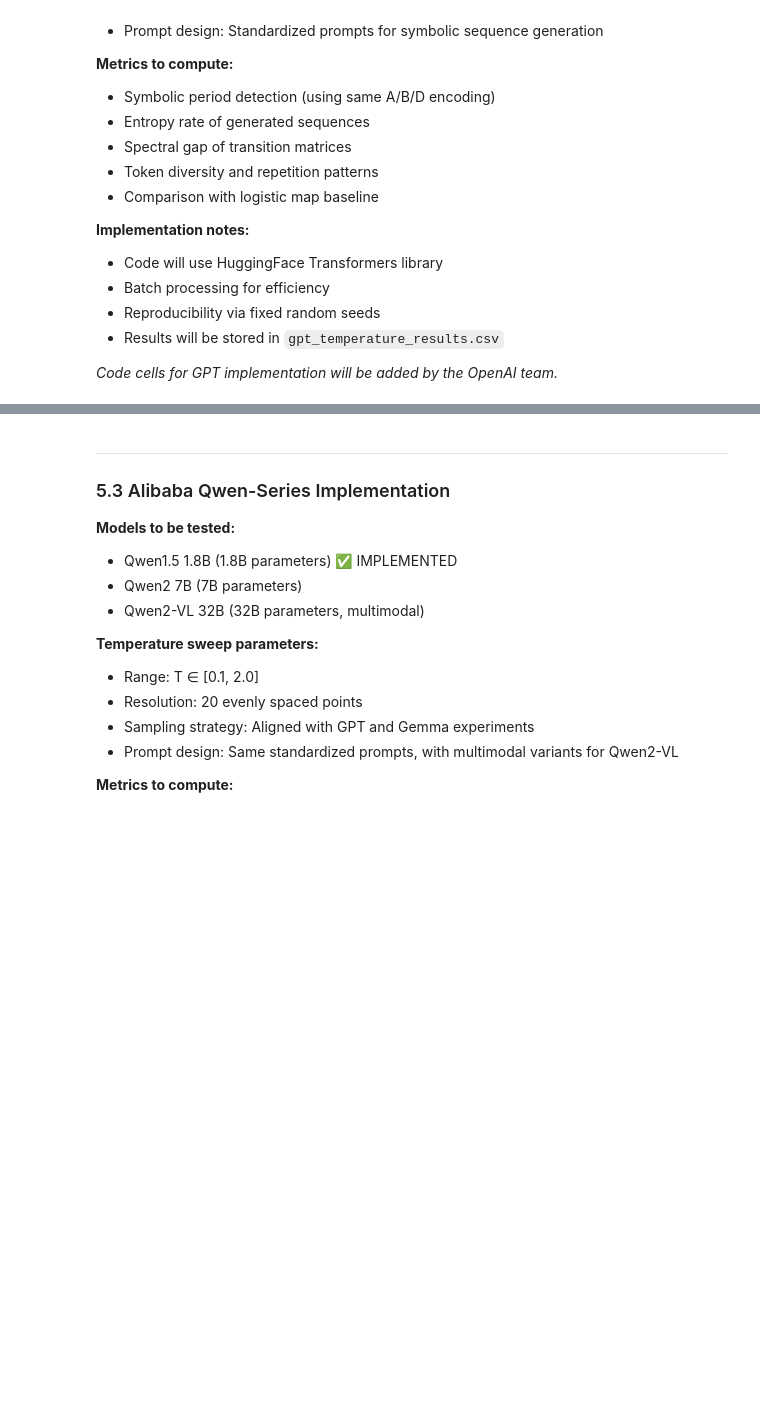
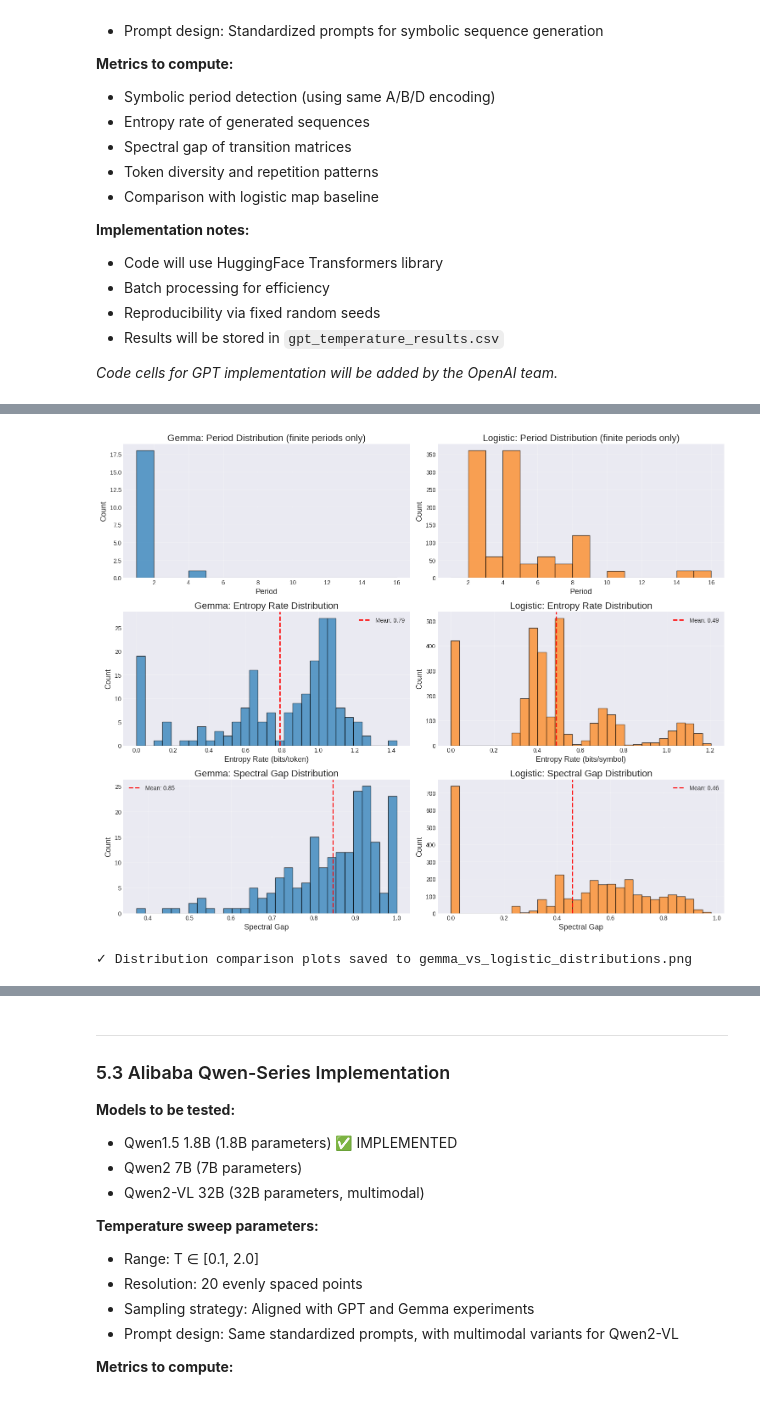
Before and after one commit to Dhwanil25/Data_network_Research_Project, a Jupyter notebook: LLM_Temperature_Studies.ipynb, the cells around one changed output, grey strips where cells are left out. Cells and saved outputs as stored; diff of their text form; code cells hidden in the pictures; blank space fills up the shorter version.

```diff
--- a/LLM_Temperature_Studies.ipynb
+++ b/LLM_Temperature_Studies.ipynb
@@ -772,0 +1296,63 @@ This section outlines the planned implementation for testing LLM models across t
+# %%
+# Additional side-by-side visualizations for detailed comparison
+
+fig, axes = plt.subplots(3, 2, figsize=(15, 12))
+
+# 1. Period distribution histograms
+gemma_period_finite = gemma_df[gemma_df['period'] != np.inf]['period']
+logistic_period_finite = logistic_df_compare[logistic_df_compare['period'] != np.inf]['period']
+
+axes[0, 0].hist(gemma_period_finite, bins=np.arange(1, 17), alpha=0.7, color='tab:blue', edgecolor='black')
+axes[0, 0].set_xlabel('Period')
+axes[0, 0].set_ylabel('Count')
+axes[0, 0].set_title('Gemma: Period Distribution (finite periods only)')
+axes[0, 0].grid(alpha=0.3)
+
+axes[0, 1].hist(logistic_period_finite, bins=np.arange(1, 17), alpha=0.7, color='tab:orange', edgecolor='black')
+axes[0, 1].set_xlabel('Period')
+axes[0, 1].set_ylabel('Count')
+axes[0, 1].set_title('Logistic: Period Distribution (finite periods only)')
+axes[0, 1].grid(alpha=0.3)
+
+# 2. Entropy rate distributions
+axes[1, 0].hist(gemma_df['entropy_rate'], bins=30, alpha=0.7, color='tab:blue', edgecolor='black')
+axes[1, 0].axvline(gemma_df['entropy_rate'].mean(), color='red', linestyle='--', linewidth=2, label=f'Mean: {gemma_df["entropy_rate"].mean():.2f}')
+axes[1, 0].set_xlabel('Entropy Rate (bits/token)')
+axes[1, 0].set_ylabel('Count')
+axes[1, 0].set_title('Gemma: Entropy Rate Distribution')
+axes[1, 0].legend()
+axes[1, 0].grid(alpha=0.3)
+
+axes[1, 1].hist(logistic_df_compare['entropy_rate'], bins=30, alpha=0.7, color='tab:orange', edgecolor='black')
+axes[1, 1].axvline(logistic_df_compare['entropy_rate'].mean(), color='red', linestyle='--', linewidth=2, label=f'Mean: {logistic_df_compare["entropy_rate"].mean():.2f}')
+axes[1, 1].set_xlabel('Entropy Rate (bits/symbol)')
+axes[1, 1].set_ylabel('Count')
+axes[1, 1].set_title('Logistic: Entropy Rate Distribution')
+axes[1, 1].legend()
+axes[1, 1].grid(alpha=0.3)
+
+# 3. Spectral gap distributions
+axes[2, 0].hist(gemma_df['spectral_gap'], bins=30, alpha=0.7, color='tab:blue', edgecolor='black')
+axes[2, 0].axvline(gemma_df['spectral_gap'].mean(), color='red', linestyle='--', linewidth=2, label=f'Mean: {gemma_df["spectral_gap"].mean():.2f}')
+axes[2, 0].set_xlabel('Spectral Gap')
+axes[2, 0].set_ylabel('Count')
+axes[2, 0].set_title('Gemma: Spectral Gap Distribution')
+axes[2, 0].legend()
+axes[2, 0].grid(alpha=0.3)
+
+axes[2, 1].hist(logistic_df_compare['spectral_gap'], bins=30, alpha=0.7, color='tab:orange', edgecolor='black')
+axes[2, 1].axvline(logistic_df_compare['spectral_gap'].mean(), color='red', linestyle='--', linewidth=2, label=f'Mean: {logistic_df_compare["spectral_gap"].mean():.2f}')
+axes[2, 1].set_xlabel('Spectral Gap')
+axes[2, 1].set_ylabel('Count')
+axes[2, 1].set_title('Logistic: Spectral Gap Distribution')
+axes[2, 1].legend()
+axes[2, 1].grid(alpha=0.3)
+
+plt.tight_layout()
+plt.savefig('gemma_vs_logistic_distributions.png', dpi=150, bbox_inches='tight')
+plt.show()
+
+print("✓ Distribution comparison plots saved to gemma_vs_logistic_distributions.png")
+# %% [output]
+[figure, added]
+✓ Distribution comparison plots saved to gemma_vs_logistic_distributions.png
```
Also changed, not shown: parts of 25 cells of this notebook.
